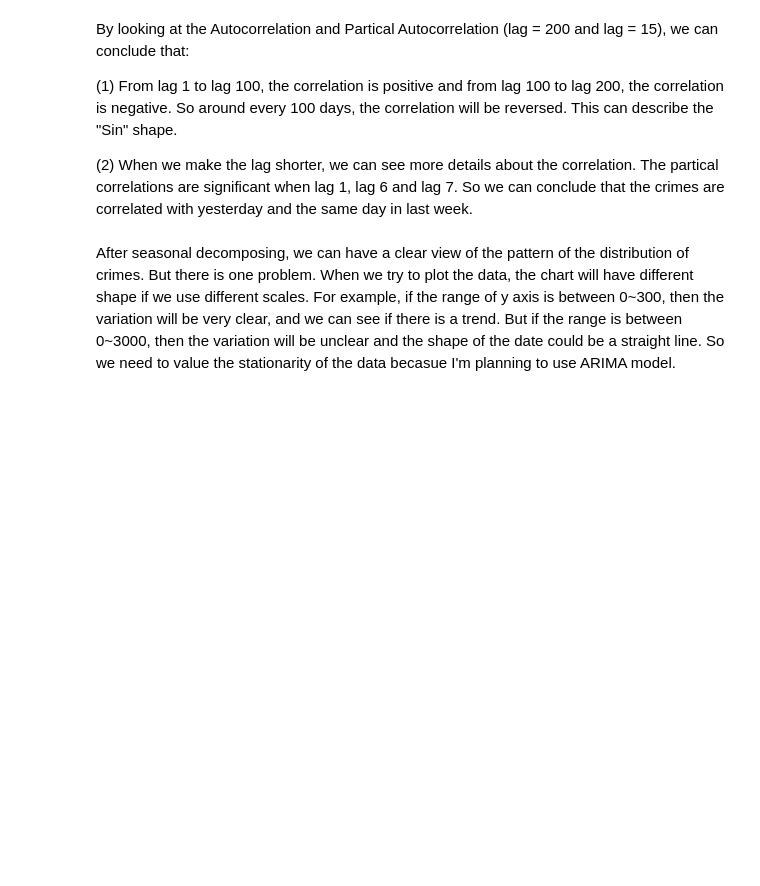
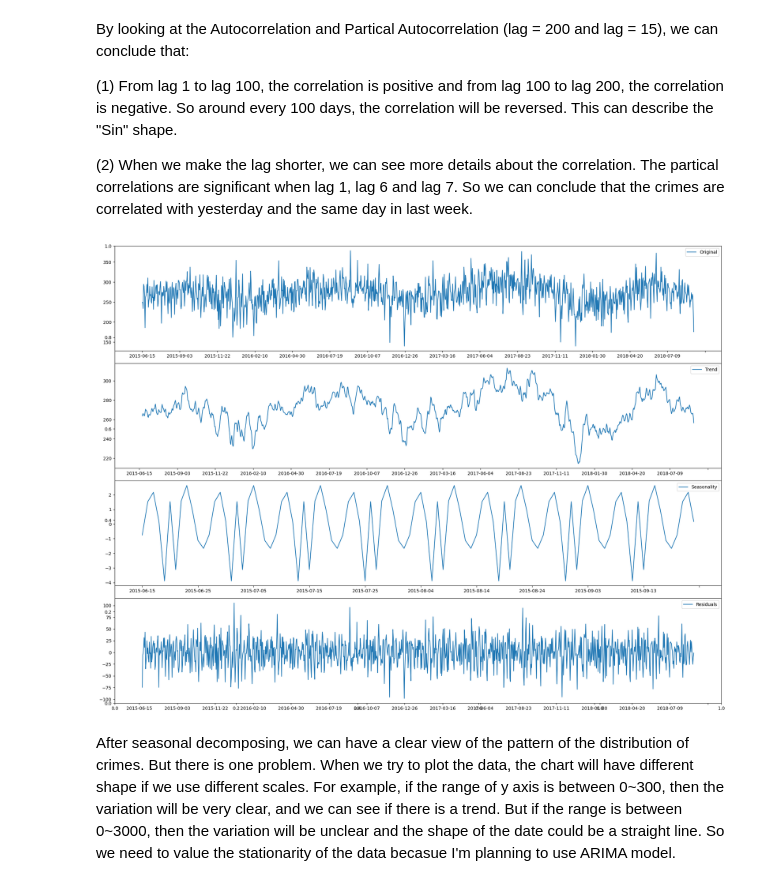
Before and after one commit to abhisingh007224/Times-series-analysis, a Jupyter notebook: Boston ARIMA Forecast and Analysis-2.ipynb, the cells around one changed output. Saved outputs shown, nothing was run; the diff lists cells and outputs as text; code cells hidden in the pictures; blank space fills up the shorter version.

```diff
--- a/Boston ARIMA Forecast and Analysis-2.ipynb
+++ b/Boston ARIMA Forecast and Analysis-2.ipynb
@@ -20,8 +28,9 @@ import sys
 from sklearn.preprocessing import MinMaxScaler
 import math
 # %%
-df = pd.read_csv('../input/crimes-in-boston/crime.csv',encoding='latin-1')
+df = pd.read_csv('crime.csv',encoding='latin-1')
 
 df.drop("INCIDENT_NUMBER",axis=1, inplace=True)
 
 df[["DATE","TIME"]]=df['OCCURRED_ON_DATE'].str.split(" ",expand=True)
+df.head()
@@ -114,30 +179,32 @@ By looking at the Autocorrelation and Partical Autocorrelation (lag = 200 and la
 
 (2) When we make the lag shorter, we can see more details about the correlation. The partical correlations are significant when lag 1, lag 6 and lag 7. So we can conclude that the crimes are correlated with yesterday and the same day in last week.
 # %%
-res = sm.tsa.seasonal_decompose(c['Count'],freq=12,model="additive")
+res = sm.tsa.seasonal_decompose(c['Count'],period=12,model="additive")
 # # original = res
 trend = res.trend
 seasonal = res.seasonal
 residual = res.resid
 
 fig,ax=plt.subplots(figsize = (20,15))
 ax1 = fig.add_subplot(411)
 ax1.xaxis.set_major_locator(ticker.MultipleLocator(80))
 ax1.plot(c['Count'], label='Original')
 ax1.legend(loc='best')
 ax2 = fig.add_subplot(412)
 ax2.xaxis.set_major_locator(ticker.MultipleLocator(80))
 ax2.plot(trend, label='Trend')
 ax2.legend(loc='best')
 ax3 = fig.add_subplot(413)
 ax3.xaxis.set_major_locator(ticker.MultipleLocator(10))
 ax3.plot(seasonal[:100],label='Seasonality')
 ax3.legend(loc='best')
 ax4 = fig.add_subplot(414)
 ax4.xaxis.set_major_locator(ticker.MultipleLocator(80))
 ax4.plot(residual, label='Residuals')
 ax4.legend(loc='best')
 plt.tight_layout()
+# %% [output]
+[figure, added]
 # %% [markdown]
 After seasonal decomposing, we can have a clear view of the pattern of the distribution of crimes. But there is one problem. When we try to plot the data, the chart will have different shape if we use different scales. For example, if the range of y axis is between 0~300, then the variation will be very clear, and we can see if there is a trend. But if the range is between 0~3000, then the variation will be unclear and the shape of the date could be a straight line. So we need to value the stationarity of the data becasue I'm planning to use ARIMA model.
 # %% [markdown]
```
Also changed, not shown: parts of 16 cells of this notebook.
